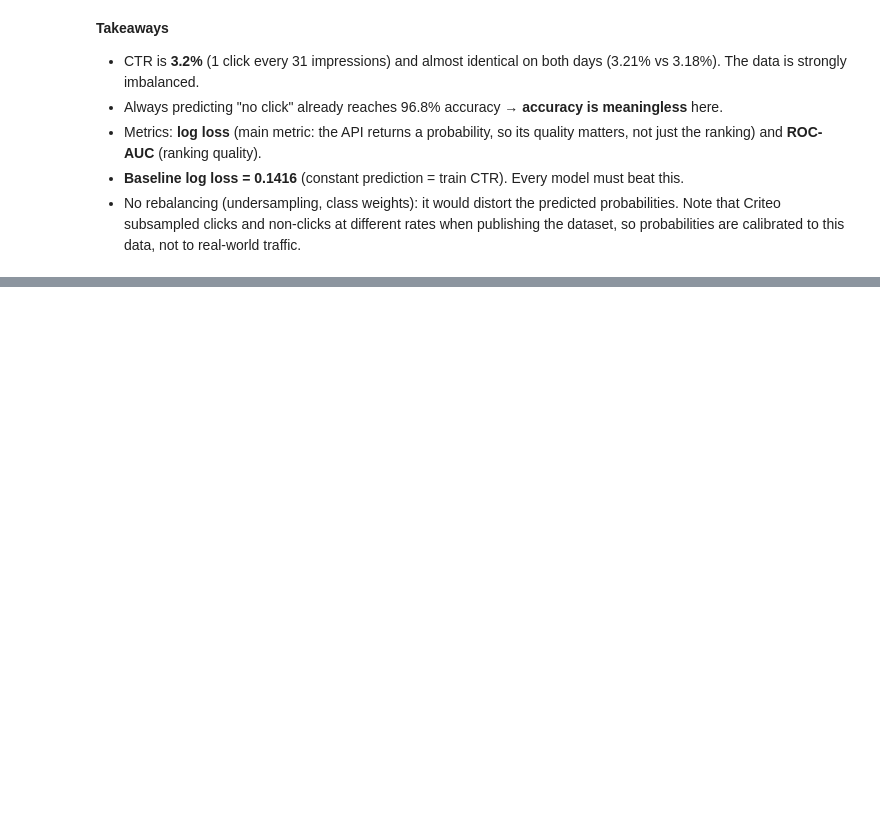
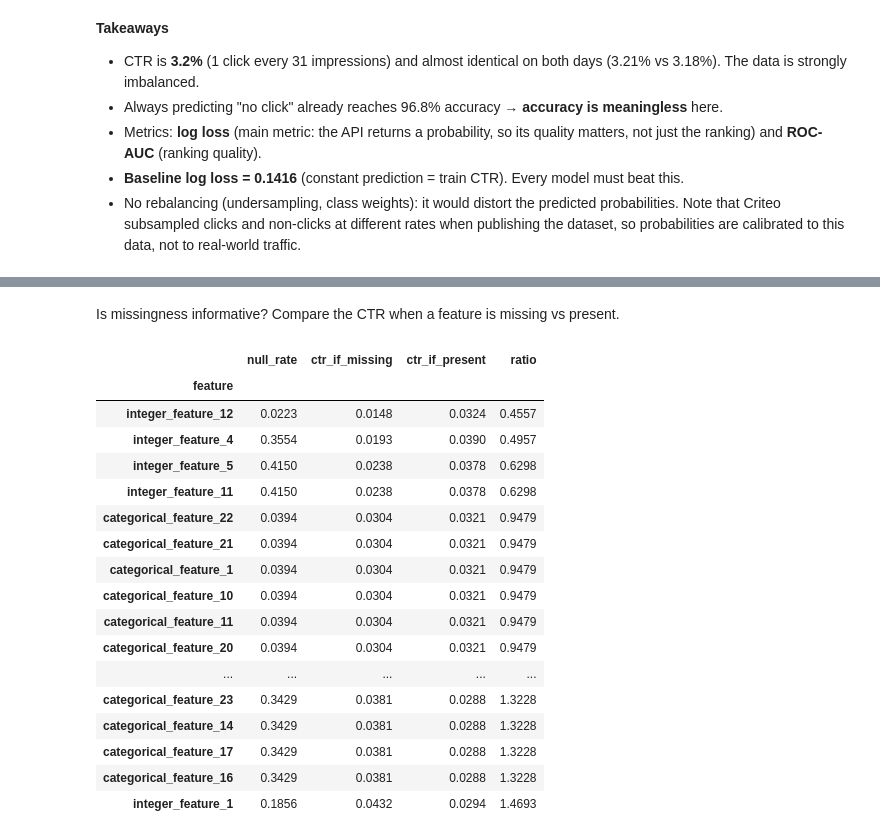
Before and after one commit to Mam-s/ctr_criteo, a Jupyter notebook: notebooks/exploration.ipynb, the cells around one changed output, grey strips where cells are left out. Drawn from its saved outputs; the diff is of its cells as text; code cells hidden in the pictures; blank space fills up the shorter version.

```diff
--- a/notebooks/exploration.ipynb
+++ b/notebooks/exploration.ipynb
@@ -110,0 +163,34 @@ Accuracy of always predicting 'no click':        96.80%
+# %% [markdown]
+Is missingness informative? Compare the CTR when a feature is missing vs present.
+# %%
+rows = []
+for col in null_rate[(null_rate > 0.01) & (null_rate < 0.99)].index:
+    is_null = df[col].isna()
+    rows.append({
+        "feature": col,
+        "null_rate": is_null.mean(),
+        "ctr_if_missing": df.loc[is_null, LABEL].mean(),
+        "ctr_if_present": df.loc[~is_null, LABEL].mean(),
+    })
+missing_signal = pd.DataFrame(rows).set_index("feature")
+missing_signal["ratio"] = missing_signal["ctr_if_missing"] / missing_signal["ctr_if_present"]
+missing_signal.sort_values("ratio")
+# %% [output]
+|  | null_rate | ctr_if_missing | ctr_if_present | ratio |
+| feature |  |  |  |  |
+| integer_feature_12 | 0.0223 | 0.0148 | 0.0324 | 0.4557 |
+| integer_feature_4 | 0.3554 | 0.0193 | 0.0390 | 0.4957 |
+| integer_feature_5 | 0.4150 | 0.0238 | 0.0378 | 0.6298 |
+| integer_feature_11 | 0.4150 | 0.0238 | 0.0378 | 0.6298 |
+| categorical_feature_22 | 0.0394 | 0.0304 | 0.0321 | 0.9479 |
+| categorical_feature_21 | 0.0394 | 0.0304 | 0.0321 | 0.9479 |
+| categorical_feature_1 | 0.0394 | 0.0304 | 0.0321 | 0.9479 |
+| categorical_feature_10 | 0.0394 | 0.0304 | 0.0321 | 0.9479 |
+| categorical_feature_11 | 0.0394 | 0.0304 | 0.0321 | 0.9479 |
+| categorical_feature_20 | 0.0394 | 0.0304 | 0.0321 | 0.9479 |
+| ... | ... | ... | ... | ... |
+| categorical_feature_23 | 0.3429 | 0.0381 | 0.0288 | 1.3228 |
+| categorical_feature_14 | 0.3429 | 0.0381 | 0.0288 | 1.3228 |
+| categorical_feature_17 | 0.3429 | 0.0381 | 0.0288 | 1.3228 |
+| categorical_feature_16 | 0.3429 | 0.0381 | 0.0288 | 1.3228 |
+| integer_feature_1 | 0.1856 | 0.0432 | 0.0294 | 1.4693 |
```
Also changed, not shown: parts of 7 cells of this notebook.
